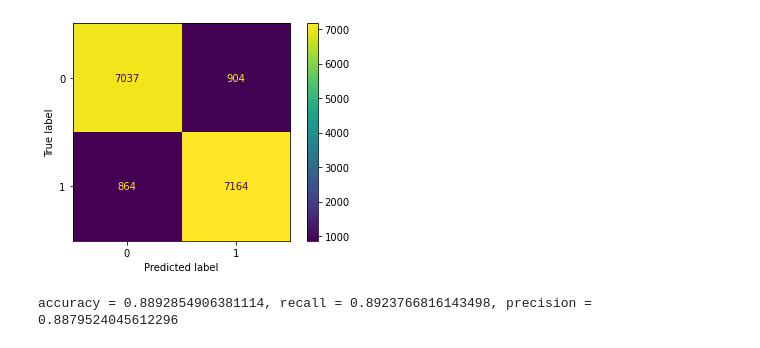
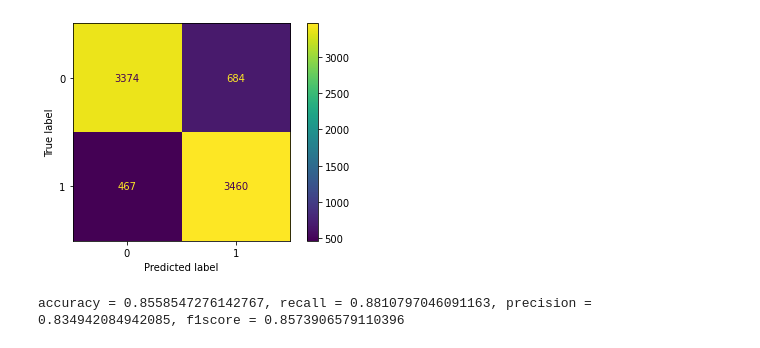
Before and after one commit to nikhil-co/Qkrishi-QSVM, a Jupyter notebook: classicsvm.ipynb, the cells around one changed output. Drawn from its saved outputs; the diff is of its cells as text; code cells hidden in the pictures.

```diff
--- a/classicsvm.ipynb
+++ b/classicsvm.ipynb
@@ -8,13 +8,12 @@ from sklearn.metrics import accuracy_score, precision_score, recall_score, Confu
 from sklearn.preprocessing import StandardScaler
 # %%
 bank_data = pd.read_csv('bank_cleaned.csv')
-
+bank_data = np.around(bank_data)
 y = bank_data['y'].values
 X = bank_data[['age','job','marital','education','default','balance',
             'housing','loan','contact','day','month','duration','campaign','pdays','previous','poutcome']].values
-# X = bank_data[['contact']].values
 # %%
-X_train, X_test, y_train, y_test = train_test_split(X, y , test_size=0.2, random_state=12)
+X_train, X_test, y_train, y_test = train_test_split(X, y , test_size=0.1, random_state=12)
 ss_train = StandardScaler()
 X_train = ss_train.fit_transform(X_train)
 
@@ -26,19 +31,15 @@ model = SVC(cache_size=5000)
 # %%
-# Fit the classifier
-model.fit(X_train, y_train)
-
-# Make predictions
-predictions = model.predict(X_test)
 
 # Calculate metrics
 accuracy = accuracy_score(y_test,predictions)
 precision = precision_score(y_test,predictions)
 recall = recall_score(y_test,predictions)
+f1score = f1_score(y_test,predictions)
 
 ConfusionMatrixDisplay.from_predictions(y_test, predictions)
 plt.show()
 
-print(f'accuracy = {accuracy}, recall = {recall}, precision = {precision} ')
+print(f'accuracy = {accuracy}, recall = {recall}, precision = {precision}, f1score = {f1score}')
 # %% [output]
-[figure, old version]
+[figure, new version]
-accuracy = 0.8892854906381114, recall = 0.8923766816143498, precision = 0.8879524045612296
+accuracy = 0.8558547276142767, recall = 0.8810797046091163, precision = 0.834942084942085, f1score = 0.8573906579110396
```
Also changed, not shown: parts of 2 cells of this notebook, 3 other files.
